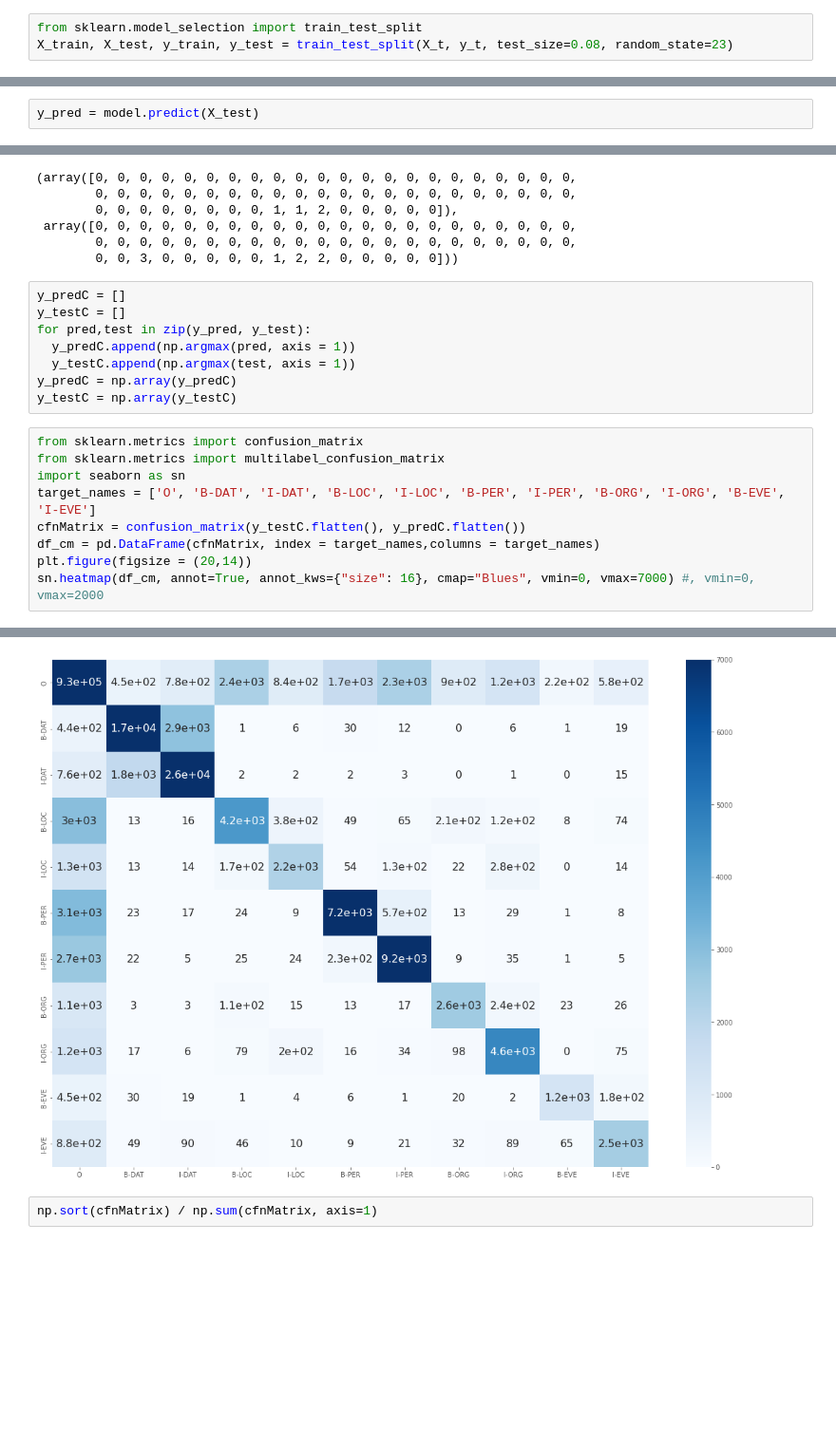
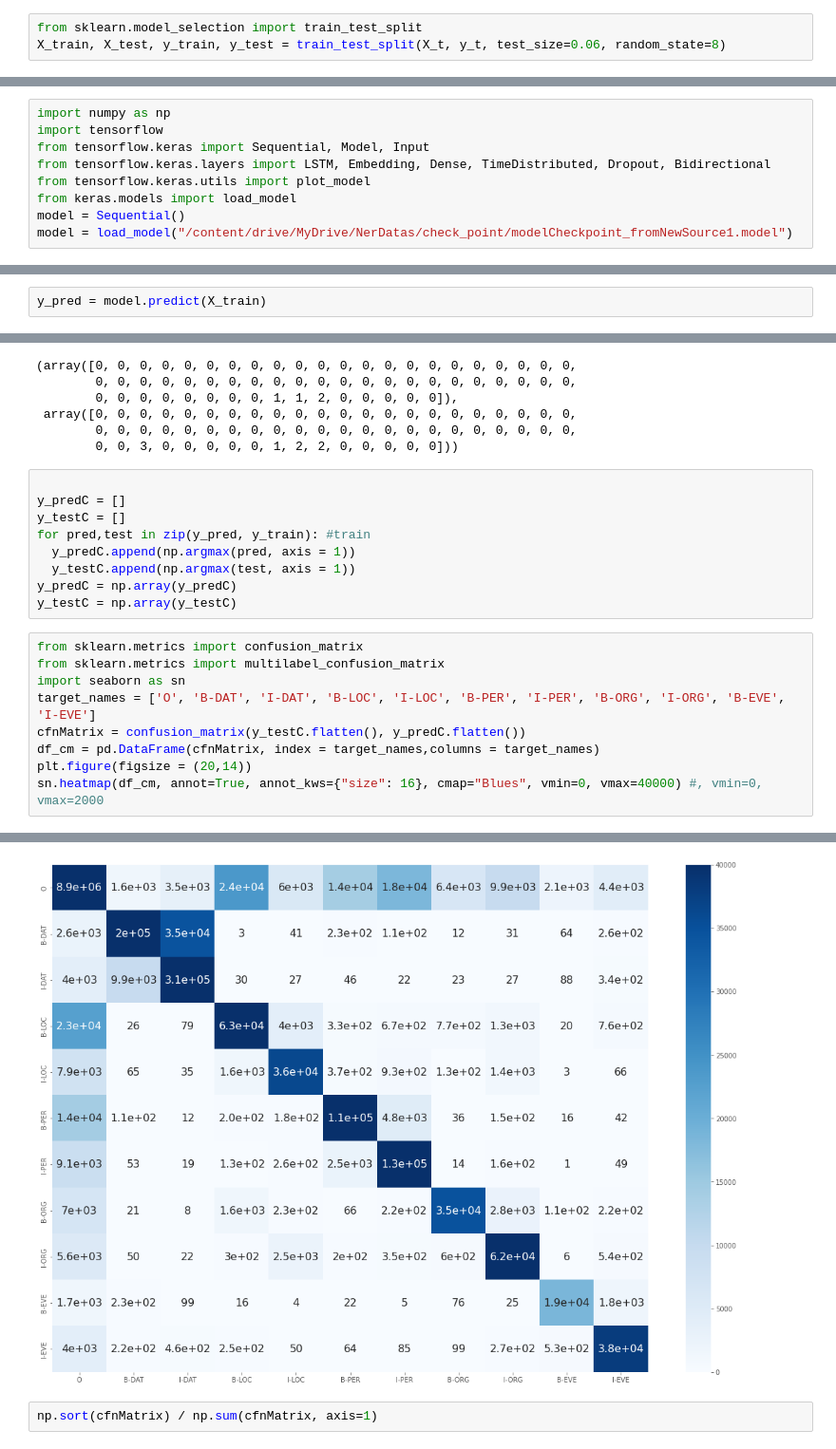
Before and after one commit to E-Ghafour/Persian-Name-Entitiy-Recognition-Ner-, a Jupyter notebook: Code/Persian_Name_Entitiy_Recognition.ipynb, the cells around one changed output, grey strips where cells are left out. Shown: that part at 95% size. Cells and saved outputs as stored; diff of their text form; blank space fills up the shorter version.

```diff
--- a/Code/Persian_Name_Entitiy_Recognition.ipynb
+++ b/Code/Persian_Name_Entitiy_Recognition.ipynb
@@ -652,6 +664,6 @@ X_t = np.load('/content/drive/MyDrive/NerDatas/innerInputs/X_t.txt.npy')
 y_t = np.load('/content/drive/MyDrive/NerDatas/innerInputs/y_t.txt.npy')
 # %%
 from sklearn.model_selection import train_test_split
-X_train, X_test, y_train, y_test = train_test_split(X_t, y_t, test_size=0.08, random_state=23)
+X_train, X_test, y_train, y_test = train_test_split(X_t, y_t, test_size=0.06, random_state=8)
 # %%
 pip install tensorflow_addons
@@ -964,0 +921,9 @@ plot_model(model1)
+# %%
+import numpy as np
+import tensorflow
+from tensorflow.keras import Sequential, Model, Input
+from tensorflow.keras.layers import LSTM, Embedding, Dense, TimeDistributed, Dropout, Bidirectional
+from tensorflow.keras.utils import plot_model
+from keras.models import load_model
+model = Sequential()
+model = load_model("/content/drive/MyDrive/NerDatas/check_point/modelCheckpoint_fromNewSource1.model")
@@ -989,2 +962,2 @@ plt.show()
 # %%
-y_pred = model.predict(X_test)
+y_pred = model.predict(X_train)
@@ -1006,9 +981,10 @@ np.argmax(y_pred[116], axis = 1) ,np.argmax(y_test[116], axis = 1)
         0, 0, 0, 0, 0, 0, 0, 0, 0, 0, 0, 0, 0, 0, 0, 0, 0, 0, 0, 0, 0, 0,
         0, 0, 3, 0, 0, 0, 0, 0, 1, 2, 2, 0, 0, 0, 0, 0]))
 # %%
+
 y_predC = []
 y_testC = []
-for pred,test in zip(y_pred, y_test):
+for pred,test in zip(y_pred, y_train): #train
   y_predC.append(np.argmax(pred, axis = 1))
   y_testC.append(np.argmax(test, axis = 1))
 y_predC = np.array(y_predC)
@@ -1016,15 +992,15 @@ y_testC = np.array(y_testC)
 # %%
 from sklearn.metrics import confusion_matrix
 from sklearn.metrics import multilabel_confusion_matrix
 import seaborn as sn
 target_names = ['O', 'B-DAT', 'I-DAT', 'B-LOC', 'I-LOC', 'B-PER', 'I-PER', 'B-ORG', 'I-ORG', 'B-EVE', 'I-EVE']
 cfnMatrix = confusion_matrix(y_testC.flatten(), y_predC.flatten())
 df_cm = pd.DataFrame(cfnMatrix, index = target_names,columns = target_names)
 plt.figure(figsize = (20,14))
-sn.heatmap(df_cm, annot=True, annot_kws={"size": 16}, cmap="Blues", vmin=0, vmax=7000) #, vmin=0, vmax=2000
+sn.heatmap(df_cm, annot=True, annot_kws={"size": 16}, cmap="Blues", vmin=0, vmax=40000) #, vmin=0, vmax=2000
 # %% [output]
 <matplotlib.axes._subplots.AxesSubplot at 0x...>
-[figure, old version]
+[figure, new version]
 # %%
 np.sort(cfnMatrix) / np.sum(cfnMatrix, axis=1)
 # %% [output]
```
Also changed, not shown: parts of 26 cells of this notebook.
